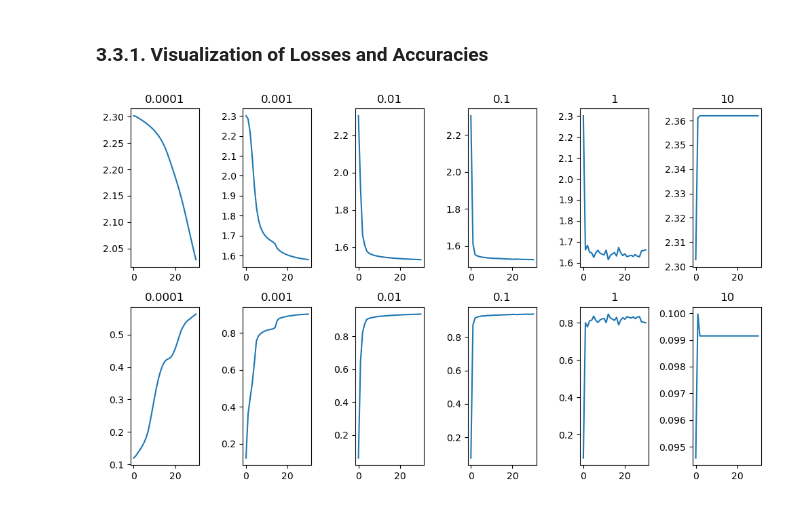
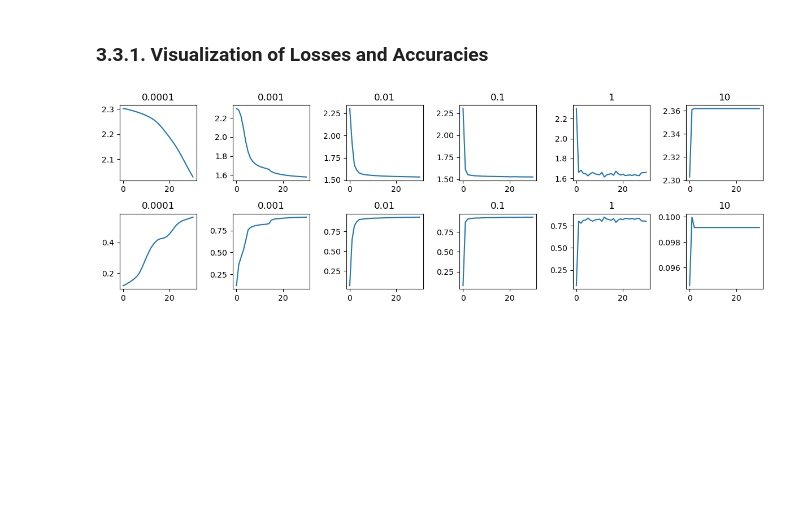
Before and after one commit to shuangxuetwelve/pytorch-practice, a Jupyter notebook: MNIST-1-1.ipynb, the cells around one changed output. Cells and saved outputs as stored; diff of their text form; code cells hidden in the pictures; blank space fills up the shorter version.

Commit message:
Adjust plots

```diff
--- a/MNIST-1-1.ipynb
+++ b/MNIST-1-1.ipynb
@@ -190,12 +190,12 @@ else:
 # %% [markdown]
 ### 3.3.1. Visualization of Losses and Accuracies
 # %%
-fig, axs = plt.subplots(2, len(LEARNING_RATES), figsize=(10, 6))
+fig, axs = plt.subplots(2, len(LEARNING_RATES), figsize=(12, 4))
 for i in range(len(LEARNING_RATES)):
     axs[0, i].plot(losses[i])
     axs[0, i].set_title(f'{LEARNING_RATES[i]}')
     axs[1, i].plot(corrects[i])
     axs[1, i].set_title(f'{LEARNING_RATES[i]}')
 plt.tight_layout()
 # %% [output]
-[figure, old version]
+[figure, new version]
```
